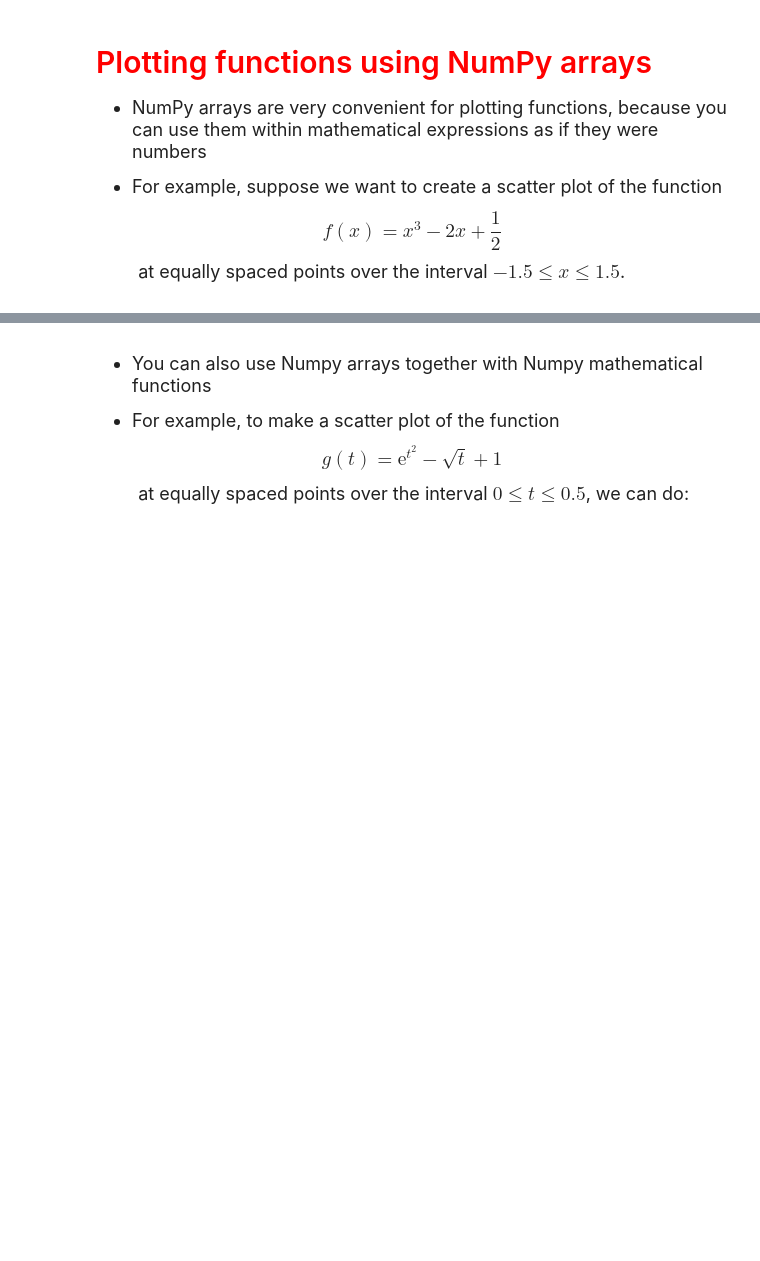
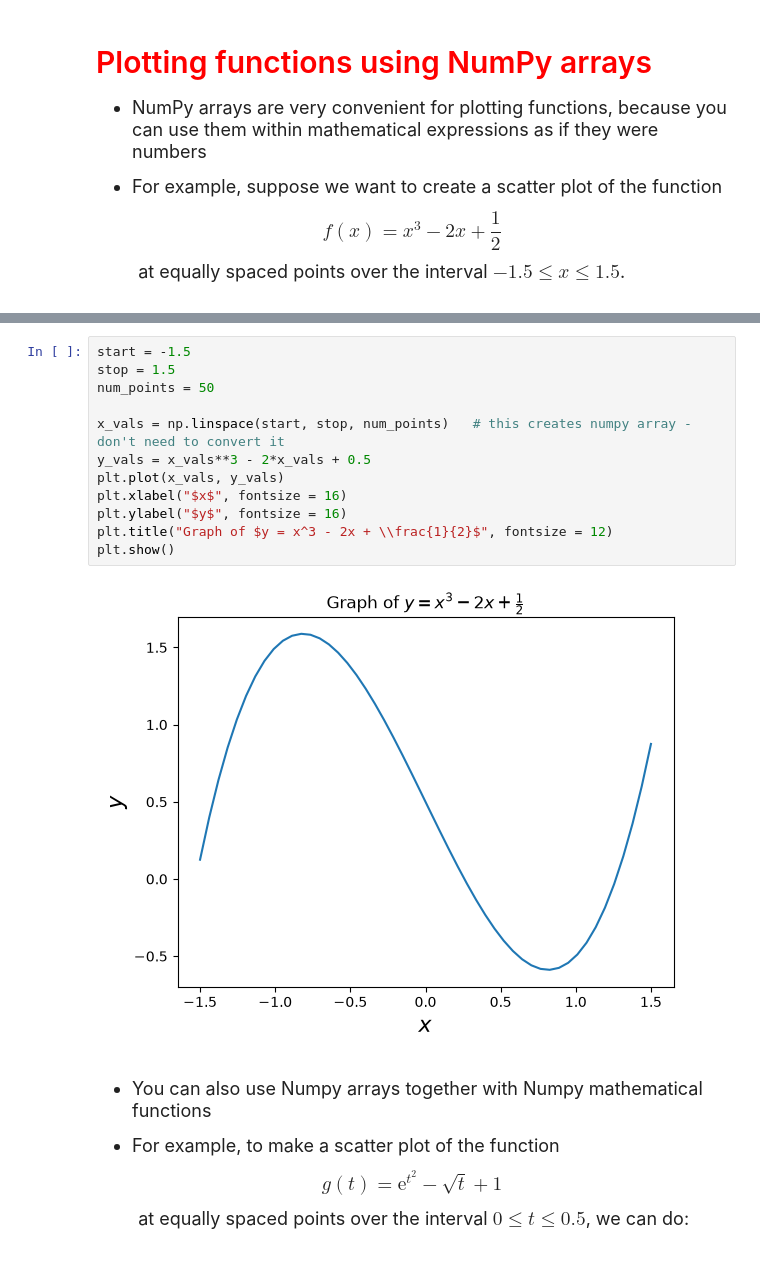
Before and after one commit to vzhu6/datasci151fall2026, a Jupyter notebook: lecture_04_other_sequence_objects/Lecture04 copy.ipynb, the cells around one changed output, grey strips where cells are left out. Drawn from its saved outputs; the diff is of its cells as text; blank space fills up the shorter version.

```diff
--- a/lecture_04_other_sequence_objects/Lecture04 copy.ipynb
+++ b/lecture_04_other_sequence_objects/Lecture04 copy.ipynb
@@ -462,3 +492,17 @@ x_vals = np.linspace(01.5, )
+# %%
+start = -1.5
+stop = 1.5
+num_points = 50
+
+x_vals = np.linspace(start, stop, num_points)   # this creates numpy array - don't need to convert it
+y_vals = x_vals**3 - 2*x_vals + 0.5
+plt.plot(x_vals, y_vals)
+plt.xlabel("$x$", fontsize = 16)
+plt.ylabel("$y$", fontsize = 16)
+plt.title("Graph of $y = x^3 - 2x + \\frac{1}{2}$", fontsize = 12)
+plt.show()
+# %% [output]
+[figure, added]
 # %% [markdown]
 <font size = "4">
 
```
Also changed, not shown: parts of 10 cells of this notebook.
